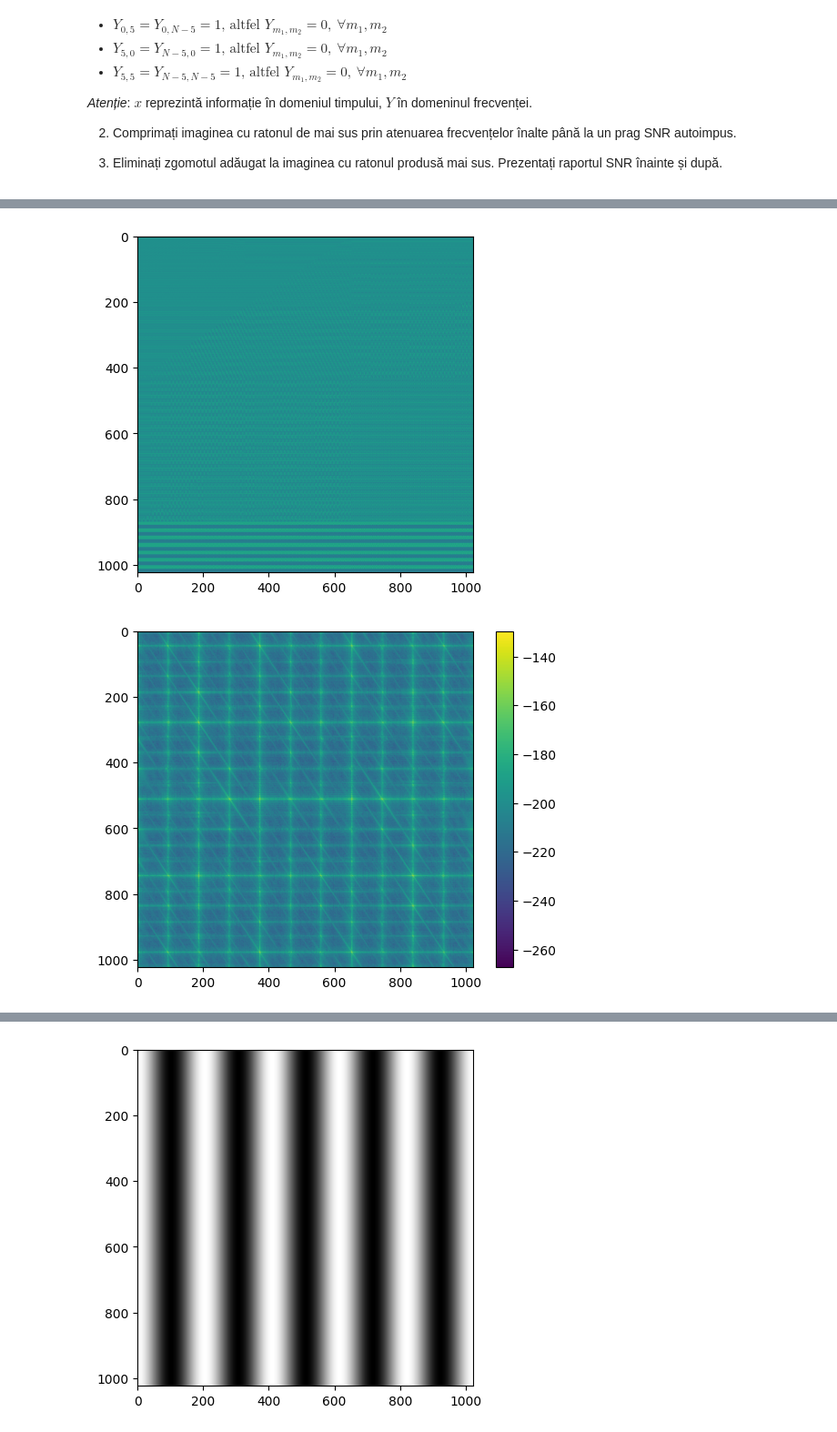
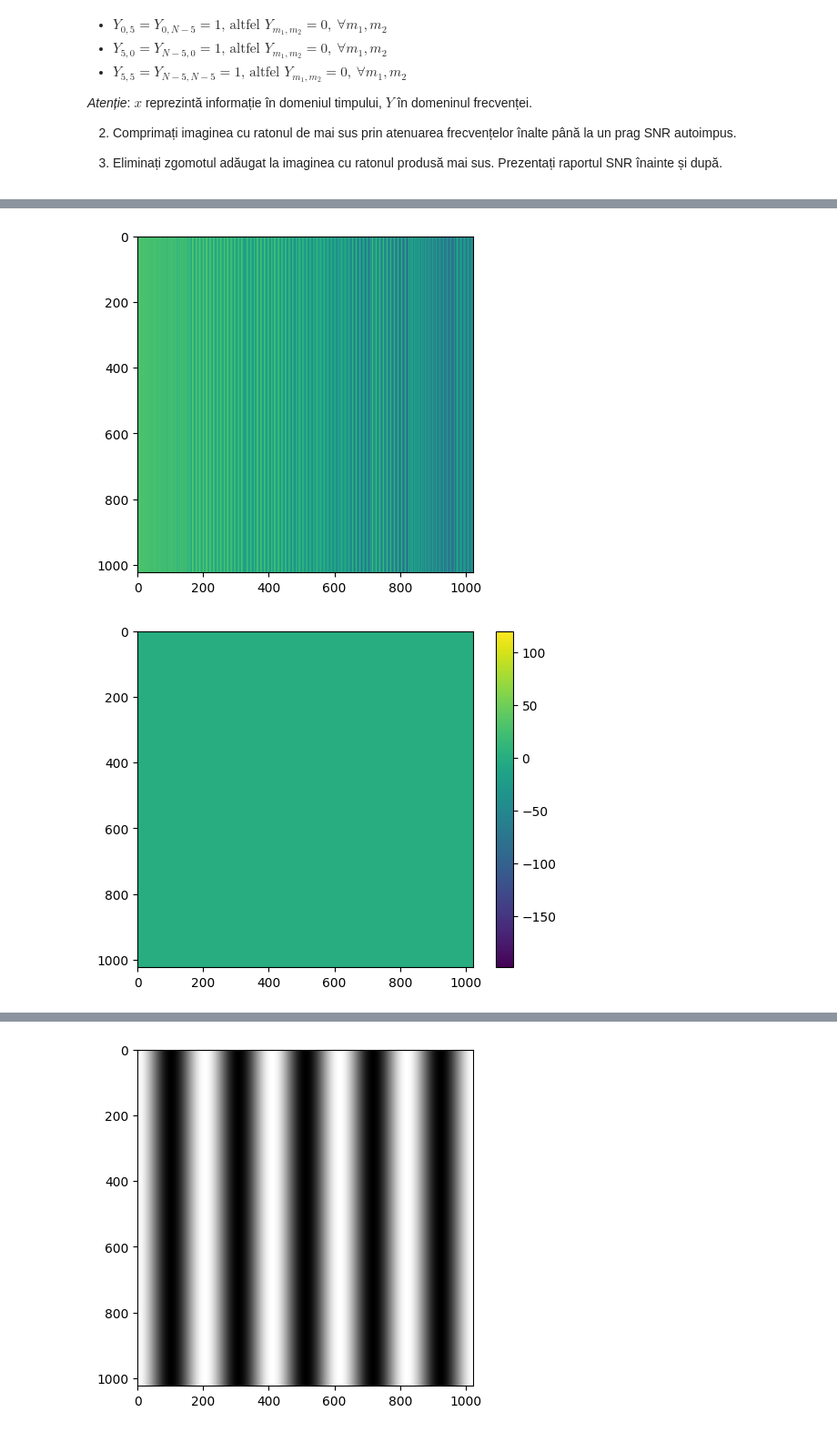
Before and after one commit to alexbanilean/SignalProcessing, a Jupyter notebook: Laborator_7/Lab7_ProcS.ipynb, the cells around one changed output, grey strips where cells are left out. Shown at 91% size. Drawn from its saved outputs; the diff is of its cells as text; code cells hidden in the pictures.

```diff
--- a/Laborator_7/Lab7_ProcS.ipynb
+++ b/Laborator_7/Lab7_ProcS.ipynb
@@ -119,19 +145,19 @@ plt.show()
 # %%
 N1 = 1024
 N2 = 1024
 
 n1, n2 = np.meshgrid(np.arange(N1), np.arange(N2))
 
-X = np.sin(2 * np.pi * n1 + 3 * np.pi * n2)
+X = np.sin(4 * np.pi * n1) + np.cos(6 * np.pi * n2)
 plt.imshow(X)
 plt.show()
 
 Y = np.fft.fft2(X)
-freq_db = 20 * np.log10(abs(Y))
+freq_db = 20 * np.log10(abs(Y), where=abs(Y) > 0)
 
 plt.imshow(freq_db)
 plt.colorbar()
 plt.show()
 # %% [output]
-[figure, old version]
+[figure, new version]
-[figure, old version]
+[figure, new version]
```
Also changed, not shown: parts of 8 cells of this notebook, 23 other files.
